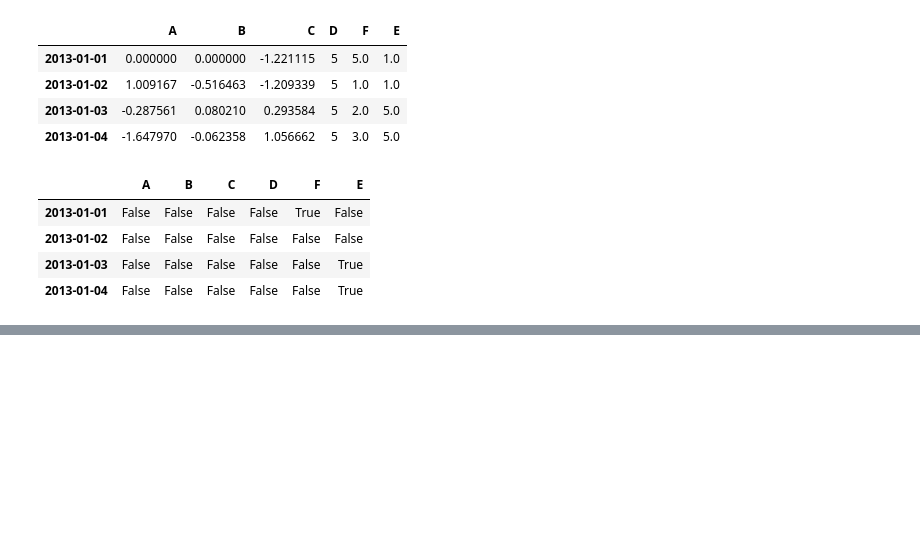
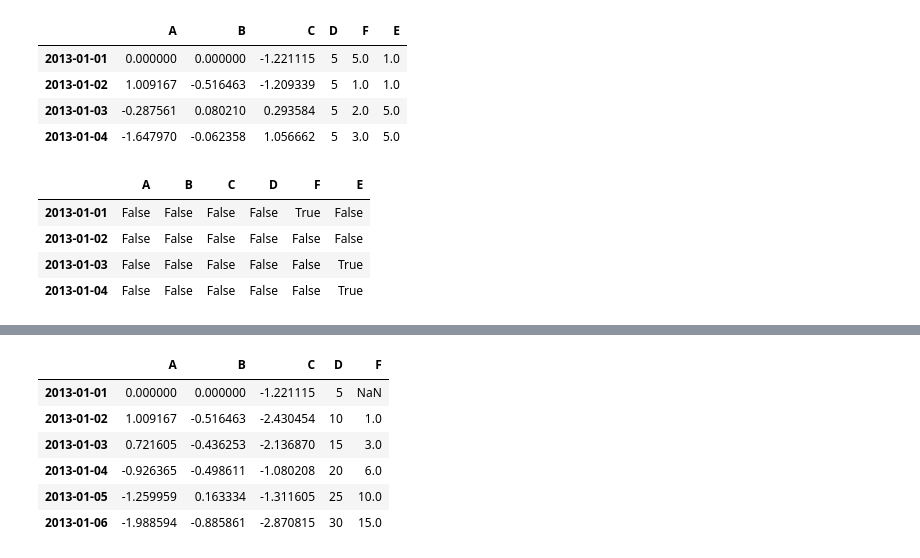
Before and after one commit to KennethWYLee/BasicPython, a Jupyter notebook: CT_class C, 20201113.ipynb, the cells around one changed output, grey strips where cells are left out. Cells and saved outputs as stored; diff of their text form; code cells hidden in the pictures; blank space fills up the shorter version.

```diff
--- a/CT_class C, 20201113.ipynb
+++ b/CT_class C, 20201113.ipynb
@@ -202,0 +267,10 @@ pd.isna(df1)
+# %%
+df.apply(np.cumsum)
+# %% [output]
+|  | A | B | C | D | F |
+| 2013-01-01 | 0.000000 | 0.000000 | -1.221115 | 5 | NaN |
+| 2013-01-02 | 1.009167 | -0.516463 | -2.430454 | 10 | 1.0 |
+| 2013-01-03 | 0.721605 | -0.436253 | -2.136870 | 15 | 3.0 |
+| 2013-01-04 | -0.926365 | -0.498611 | -1.080208 | 20 | 6.0 |
+| 2013-01-05 | -1.259959 | 0.163334 | -1.311605 | 25 | 10.0 |
+| 2013-01-06 | -1.988594 | -0.885861 | -2.870815 | 30 | 15.0 |
```
Also changed, not shown: parts of 32 cells of this notebook.
